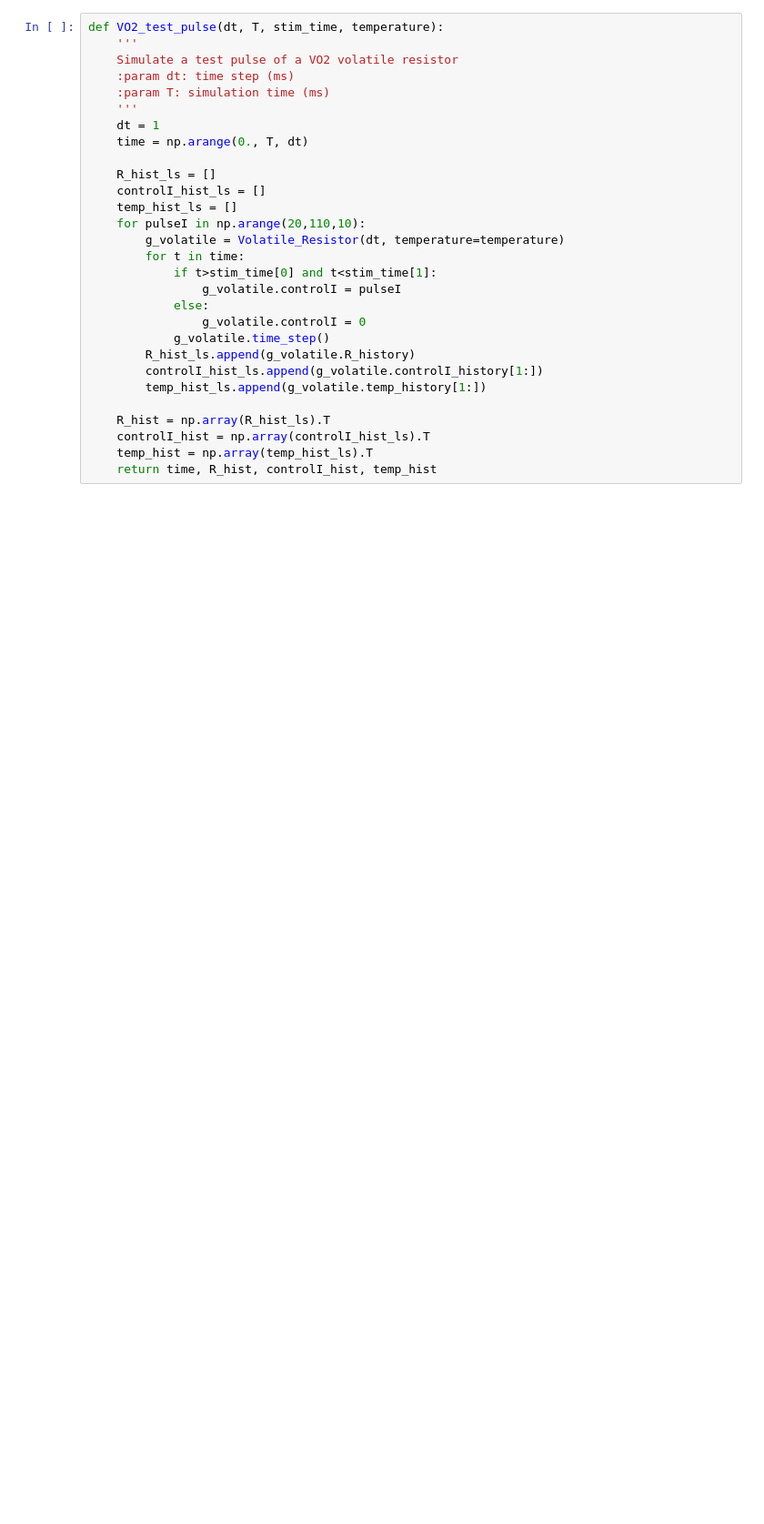
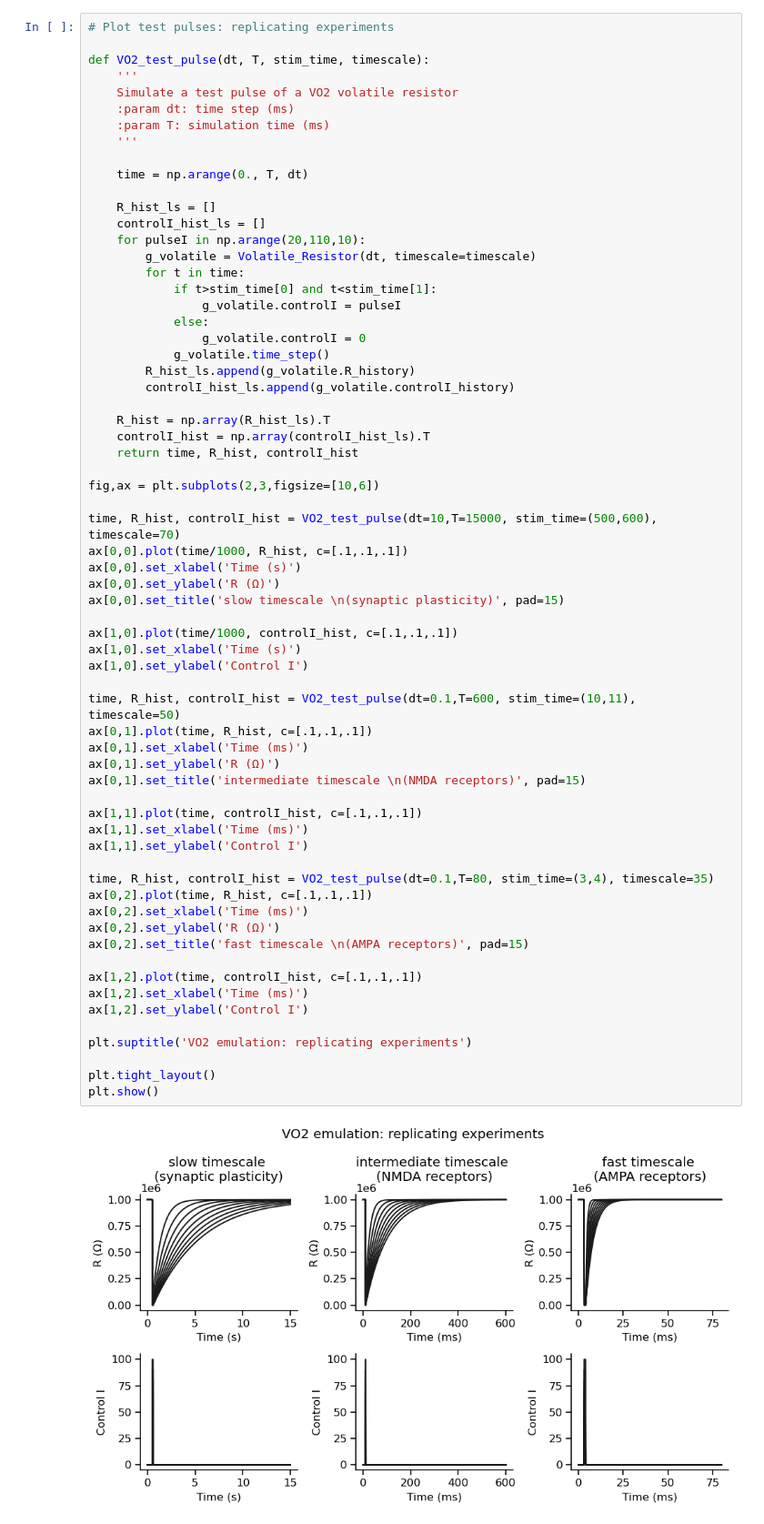
Before and after one commit to argalloni/Neuromorphic_simulations, a Jupyter notebook: DataVsSim.ipynb, the cells around one changed output. Shown at 91% size. Cells and saved outputs as stored; diff of their text form; blank space fills up the shorter version.

```diff
--- a/DataVsSim.ipynb
+++ b/DataVsSim.ipynb
@@ -490,29 +415,67 @@ a cool= 0.027002700270027005
 # %%
-def VO2_test_pulse(dt, T, stim_time, temperature):
+# Plot test pulses: replicating experiments
+
+def VO2_test_pulse(dt, T, stim_time, timescale):
     '''
     Simulate a test pulse of a VO2 volatile resistor
     :param dt: time step (ms)
     :param T: simulation time (ms)
     '''
-    dt = 1
+
     time = np.arange(0., T, dt)
 
     R_hist_ls = []
     controlI_hist_ls = []
-    temp_hist_ls = []
     for pulseI in np.arange(20,110,10):
-        g_volatile = Volatile_Resistor(dt, temperature=temperature)
+        g_volatile = Volatile_Resistor(dt, timescale=timescale)
         for t in time:
             if t>stim_time[0] and t<stim_time[1]:
                 g_volatile.controlI = pulseI
             else:
                 g_volatile.controlI = 0
             g_volatile.time_step()
         R_hist_ls.append(g_volatile.R_history)
-        controlI_hist_ls.append(g_volatile.controlI_history[1:])
-        temp_hist_ls.append(g_volatile.temp_history[1:])
+        controlI_hist_ls.append(g_volatile.controlI_history)
 
     R_hist = np.array(R_hist_ls).T
     controlI_hist = np.array(controlI_hist_ls).T
-    temp_hist = np.array(temp_hist_ls).T
-    return time, R_hist, controlI_hist, temp_hist
+    return time, R_hist, controlI_hist
+
+fig,ax = plt.subplots(2,3,figsize=[10,6])
+
+time, R_hist, controlI_hist = VO2_test_pulse(dt=10,T=15000, stim_time=(500,600), timescale=70)
+ax[0,0].plot(time/1000, R_hist, c=[.1,.1,.1])
+ax[0,0].set_xlabel('Time (s)')
+ax[0,0].set_ylabel('R (Ω)')
+ax[0,0].set_title('slow timescale \n(synaptic plasticity)', pad=15)
+
+ax[1,0].plot(time/1000, controlI_hist, c=[.1,.1,.1])
+ax[1,0].set_xlabel('Time (s)')
+ax[1,0].set_ylabel('Control I')
+
+time, R_hist, controlI_hist = VO2_test_pulse(dt=0.1,T=600, stim_time=(10,11), timescale=50)
+ax[0,1].plot(time, R_hist, c=[.1,.1,.1])
+ax[0,1].set_xlabel('Time (ms)')
+ax[0,1].set_ylabel('R (Ω)')
+ax[0,1].set_title('intermediate timescale \n(NMDA receptors)', pad=15)
+
+ax[1,1].plot(time, controlI_hist, c=[.1,.1,.1])
+ax[1,1].set_xlabel('Time (ms)')
+ax[1,1].set_ylabel('Control I')
+
+time, R_hist, controlI_hist = VO2_test_pulse(dt=0.1,T=80, stim_time=(3,4), timescale=35)
+ax[0,2].plot(time, R_hist, c=[.1,.1,.1])
+ax[0,2].set_xlabel('Time (ms)')
+ax[0,2].set_ylabel('R (Ω)')
+ax[0,2].set_title('fast timescale \n(AMPA receptors)', pad=15)
+
+ax[1,2].plot(time, controlI_hist, c=[.1,.1,.1])
+ax[1,2].set_xlabel('Time (ms)')
+ax[1,2].set_ylabel('Control I')
+
+plt.suptitle('VO2 emulation: replicating experiments')
+
+plt.tight_layout()
+plt.show()
+# %% [output]
+[figure, added]
```
Also changed, not shown: parts of 30 cells of this notebook.
